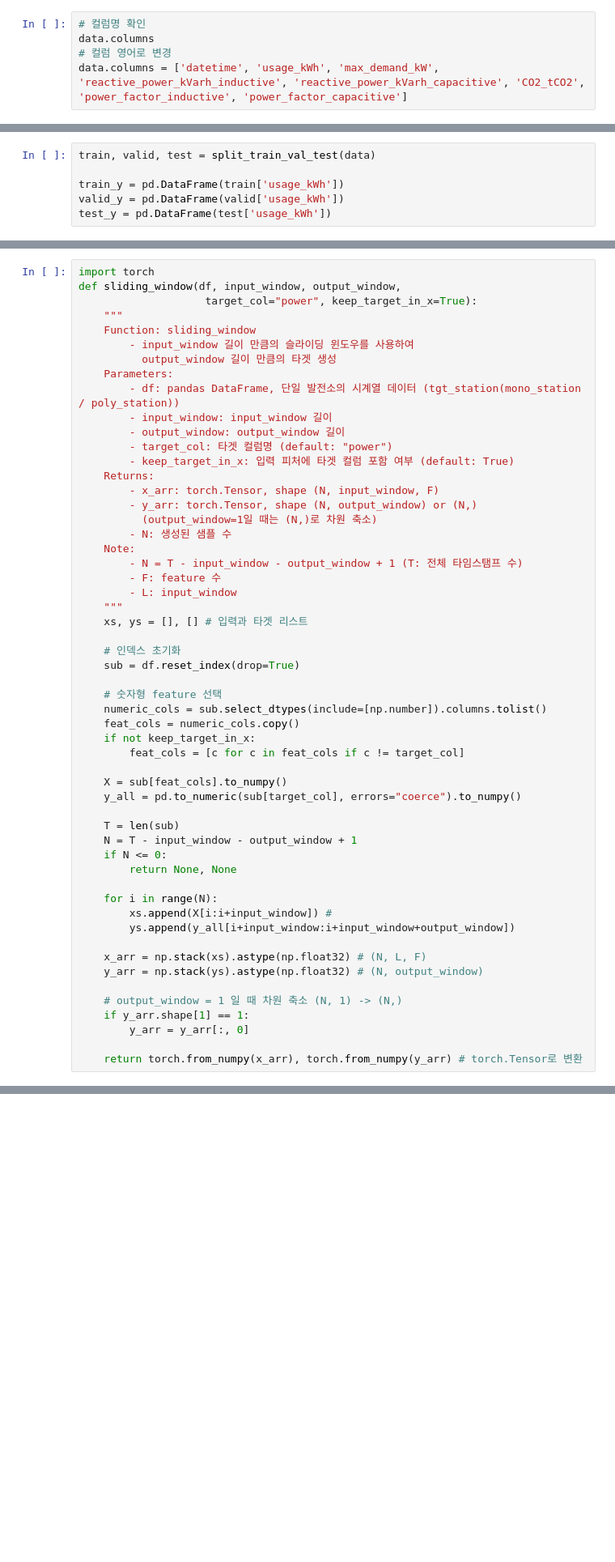
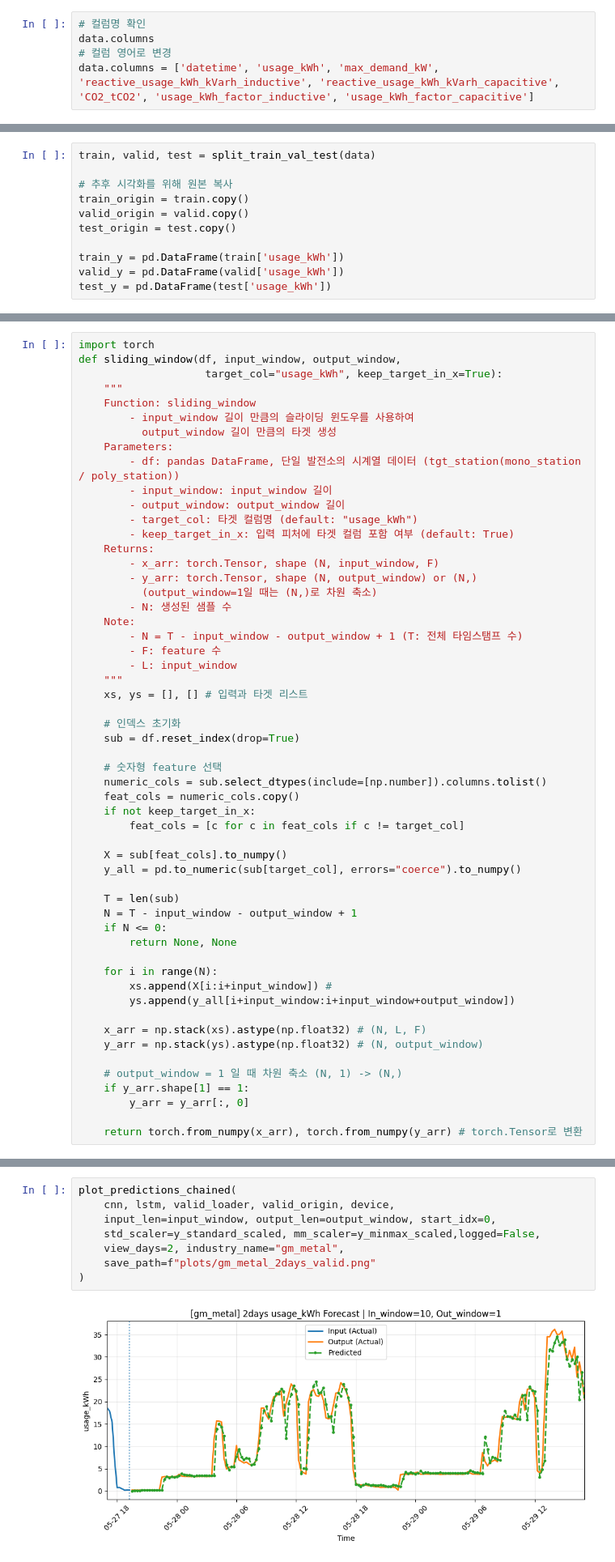
Before and after one commit to doyeonRyu/industrial_complex, a Jupyter notebook: data_preprocessing.ipynb, the cells around one changed output, grey strips where cells are left out. Shown at 81% size. Saved outputs shown, nothing was run; the diff lists cells and outputs as text; blank space fills up the shorter version.

```diff
--- a/data_preprocessing.ipynb
+++ b/data_preprocessing.ipynb
@@ -44,7 +44,7 @@ data
 # 컬럼명 확인
 data.columns
 # 컬럼 영어로 변경
-data.columns = ['datetime', 'usage_kWh', 'max_demand_kW', 'reactive_power_kVarh_inductive', 'reactive_power_kVarh_capacitive', 'CO2_tCO2', 'power_factor_inductive', 'power_factor_capacitive']
+data.columns = ['datetime', 'usage_kWh', 'max_demand_kW', 'reactive_usage_kWh_kVarh_inductive', 'reactive_usage_kWh_kVarh_capacitive', 'CO2_tCO2', 'usage_kWh_factor_inductive', 'usage_kWh_factor_capacitive']
 # %% [markdown]
 이상치, 결측치 확인
 - 결측치 없음
@@ -172,6 +172,11 @@ def split_train_val_test(data=data, train_ratio=0.7, val_ratio=0.15):
     return train_data, val_data, test_data
 # %%
 train, valid, test = split_train_val_test(data)
+
+# 추후 시각화를 위해 원본 복사
+train_origin = train.copy()
+valid_origin = valid.copy()
+test_origin = test.copy()
 
 train_y = pd.DataFrame(train['usage_kWh'])
 valid_y = pd.DataFrame(valid['usage_kWh'])
@@ -261,7 +266,7 @@ test_scaled_y  = valid_test_scaler_transform(test_minmax_y, Standardscaler)
 # %%
 import torch
 def sliding_window(df, input_window, output_window,
-                    target_col="power", keep_target_in_x=True):
+                    target_col="usage_kWh", keep_target_in_x=True):
     """
     Function: sliding_window
         - input_window 길이 만큼의 슬라이딩 윈도우를 사용하여
@@ -270,7 +275,7 @@ def sliding_window(df, input_window, output_window,
         - df: pandas DataFrame, 단일 발전소의 시계열 데이터 (tgt_station(mono_station / poly_station))
         - input_window: input_window 길이
         - output_window: output_window 길이
-        - target_col: 타겟 컬럼명 (default: "power")
+        - target_col: 타겟 컬럼명 (default: "usage_kWh")
         - keep_target_in_x: 입력 피처에 타겟 컬럼 포함 여부 (default: True)
     Returns:
         - x_arr: torch.Tensor, shape (N, input_window, F)
@@ -477,2 +662,12 @@ for epoch in range(1, num_epochs + 1):
+# %%
+plot_predictions_chained(
+    cnn, lstm, valid_loader, valid_origin, device,
+    input_len=input_window, output_len=output_window, start_idx=0,
+    std_scaler=y_standard_scaled, mm_scaler=y_minmax_scaled,logged=False,
+    view_days=2, industry_name="gm_metal",
+    save_path=f"plots/gm_metal_2days_valid.png"
+)
+# %% [output]
+[figure, added]
 # %% [markdown]
 ## END
```
Also changed, not shown: parts of 8 cells of this notebook.
